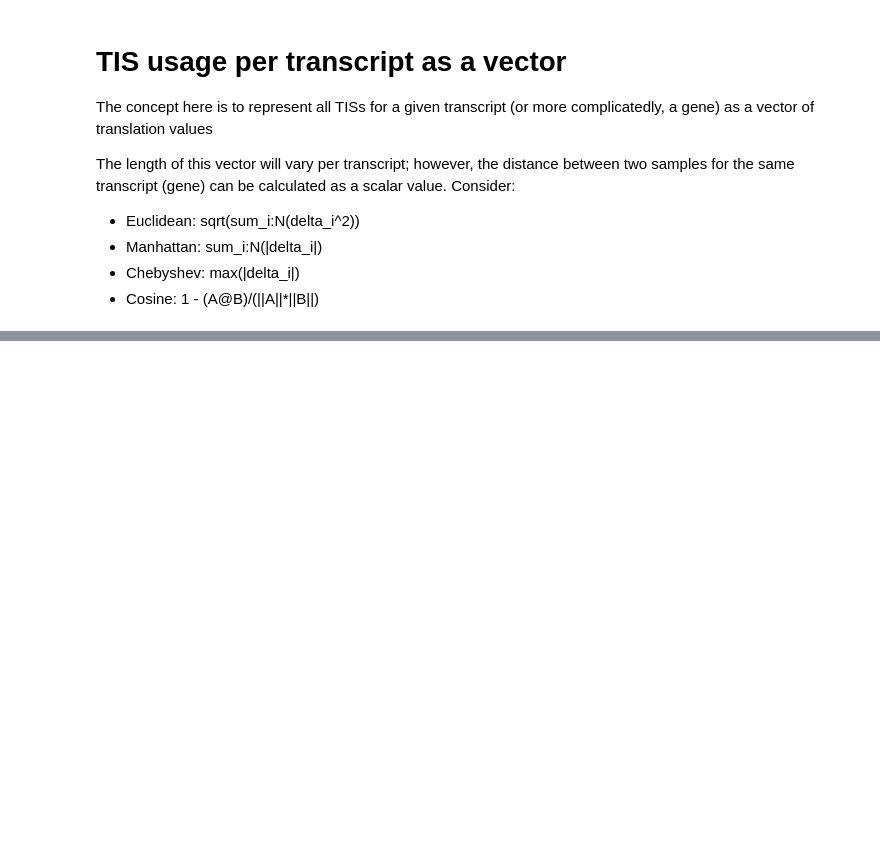
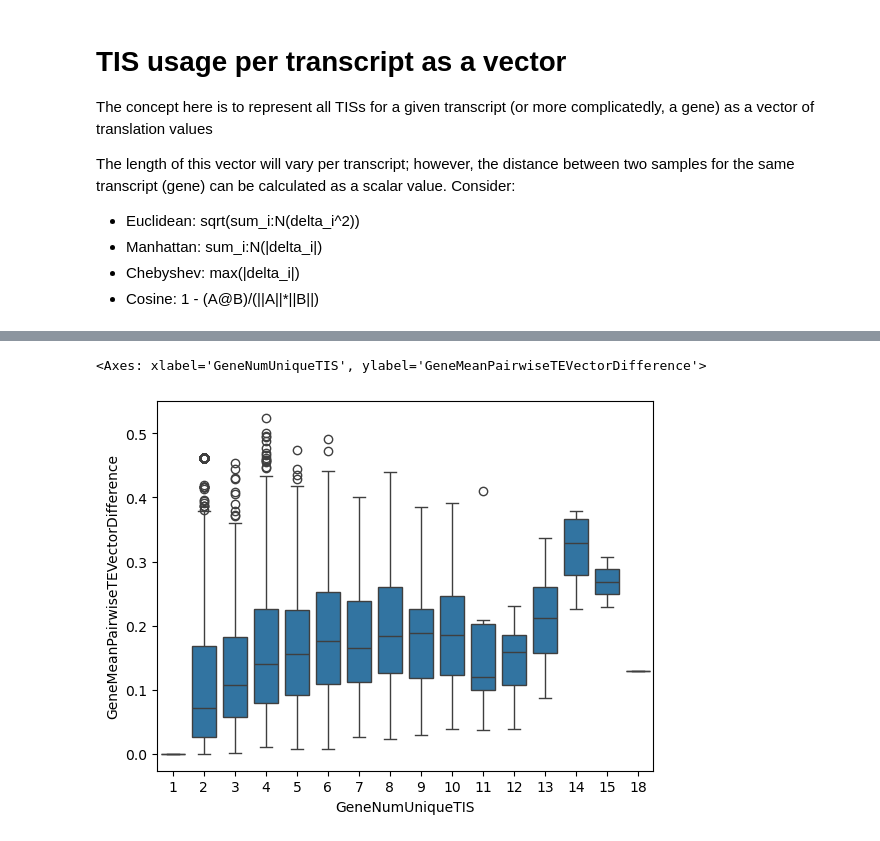
Before and after one commit to cheeseman-lab/coTISja, a Jupyter notebook: src/notebooks/sample_comparison.ipynb, the cells around one changed output, grey strips where cells are left out. Saved outputs shown, nothing was run; the diff lists cells and outputs as text; code cells hidden in the pictures; blank space fills up the shorter version.

```diff
--- a/src/notebooks/sample_comparison.ipynb
+++ b/src/notebooks/sample_comparison.ipynb
@@ -1882,0 +1307,2 @@ def parse_tis_table(encoded_tis_table, mask_zeroes=False, group_labels=None):
+# %%
+gene_to_tis_vector = parse_tis_table(gene_tis_table, mask_zeroes=True)
@@ -1882,0 +1386,8 @@ def parse_tis_table(encoded_tis_table, mask_zeroes=False, group_labels=None):
+# %%
+gene_to_distance_matrix = dict()
+for g in tqdm(all_gene_symbols):
+    nonnull_matrix = gene_to_tis_vector[g].dropna(how='all').fillna(-np.inf)
+    if nonnull_matrix.shape[0] > 1:
+        gene_to_distance_matrix[g] = apply_pairwise(
+            nonnull_matrix, js_divergence, axis=0, symmetric=True
+        )
@@ -1882,0 +1399,22 @@ def parse_tis_table(encoded_tis_table, mask_zeroes=False, group_labels=None):
+# %%
+gene_average_pairwise_distance = dict()
+gene_num_unique_tis = dict()
+gene_num_samples_with_full_tis = dict()
+gene_num_samples_with_half_tis = dict()
+gene_num_samples_for_pairwise = dict()
+for g in tqdm(gene_to_distance_matrix):
+    gene_average_pairwise_distance[g] = np.nanmean(gene_to_distance_matrix[g].values.flatten())
+    gene_num_unique_tis[g] = gene_to_tis_vector[g].shape[1]
+    gene_num_samples_with_full_tis[g] = ((~(gene_to_tis_vector[g].isna())).sum(axis=1) == gene_to_tis_vector[g].shape[1]).sum()
+    gene_num_samples_with_half_tis[g] = ((~(gene_to_tis_vector[g].isna())).sum(axis=1) >= (gene_to_tis_vector[g].shape[1] / 2)).sum()
+    gene_num_samples_for_pairwise[g] = gene_to_distance_matrix[g].shape[0]
+gene_average_pairwise_distance = pd.Series(gene_average_pairwise_distance, name='GeneMeanPairwiseTEVectorDifference')
+gene_num_unique_tis = pd.Series(gene_num_unique_tis, name='GeneNumUniqueTIS')
+gene_num_samples_with_full_tis = pd.Series(gene_num_samples_with_full_tis, name='GeneNumSamplesWithAllTIS')
+gene_num_samples_with_half_tis = pd.Series(gene_num_samples_with_half_tis, name='GeneNumSamplesWithHalfTIS')
+gene_num_samples_for_pairwise = pd.Series(gene_num_samples_for_pairwise, name='GeneNumSamplesWithAnyTIS')
+
+gene_tis_vector_summary = pd.concat([
+    gene_average_pairwise_distance, gene_num_unique_tis,
+    gene_num_samples_with_full_tis, gene_num_samples_with_half_tis, gene_num_samples_for_pairwise], axis=1
+).sort_values(['GeneNumSamplesWithHalfTIS', 'GeneNumUniqueTIS', 'GeneMeanPairwiseTEVectorDifference'], ascending=False).rename_axis('Symbol')
@@ -1882,0 +1670,8 @@ def parse_tis_table(encoded_tis_table, mask_zeroes=False, group_labels=None):
+# %%
+sns.boxplot(
+    gene_tis_vector_summary[gene_tis_vector_summary['GeneNumSamplesWithHalfTIS'] >= 3],
+    x='GeneNumUniqueTIS', y='GeneMeanPairwiseTEVectorDifference'
+)
+# %% [output]
+<Axes: xlabel='GeneNumUniqueTIS', ylabel='GeneMeanPairwiseTEVectorDifference'>
+[figure, added]
```
Also changed, not shown: parts of 100 cells of this notebook.
